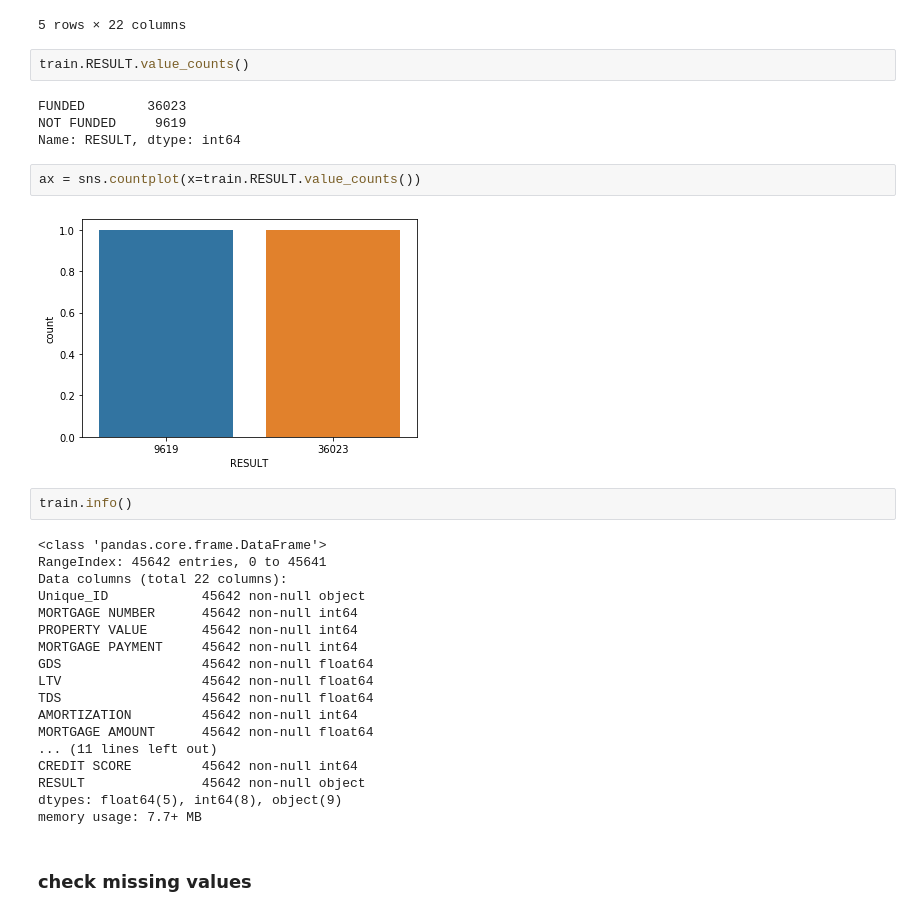
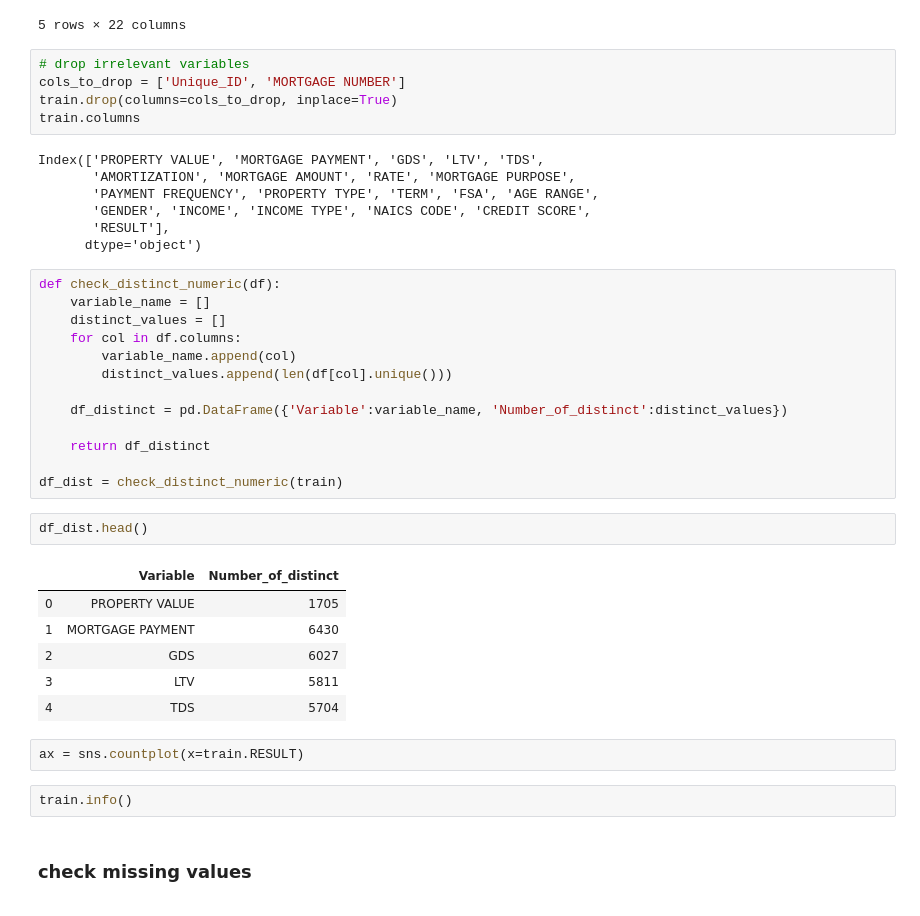
Before and after one commit to ndah-e/data-science-playground, a Jupyter notebook: Propensity_to_Fund_Mortgages/Propensity_to_Fund_Mortgages.ipynb, the cells around one changed output. Drawn from its saved outputs; the diff is of its cells as text.

```diff
--- a/Propensity_to_Fund_Mortgages/Propensity_to_Fund_Mortgages.ipynb
+++ b/Propensity_to_Fund_Mortgages/Propensity_to_Fund_Mortgages.ipynb
@@ -34,36 +32,44 @@ train.head()
 | 3 | CAX_Train_4 | 4 | 1200000 | 5410 | 19.04 | 75.00 | 34.14 | 360 | ... |
 | 4 | CAX_Train_5 | 5 | 350000 | 3342 | 29.59 | 80.00 | 34.85 | 360 | ... |
 5 rows × 22 columns
-# %%
-train.RESULT.value_counts()
-# %% [output]
-FUNDED        36023
-NOT FUNDED     9619
-Name: RESULT, dtype: int64
+# %%
+# drop irrelevant variables
+cols_to_drop = ['Unique_ID', 'MORTGAGE NUMBER']
+train.drop(columns=cols_to_drop, inplace=True)
+train.columns
+# %% [output]
+Index(['PROPERTY VALUE', 'MORTGAGE PAYMENT', 'GDS', 'LTV', 'TDS',
+       'AMORTIZATION', 'MORTGAGE AMOUNT', 'RATE', 'MORTGAGE PURPOSE',
+       'PAYMENT FREQUENCY', 'PROPERTY TYPE', 'TERM', 'FSA', 'AGE RANGE',
+       'GENDER', 'INCOME', 'INCOME TYPE', 'NAICS CODE', 'CREDIT SCORE',
+       'RESULT'],
+      dtype='object')
+# %%
+def check_distinct_numeric(df):
+    variable_name = []
+    distinct_values = []
+    for col in df.columns:
+        variable_name.append(col)
+        distinct_values.append(len(df[col].unique()))
+
+    df_distinct = pd.DataFrame({'Variable':variable_name, 'Number_of_distinct':distinct_values})
+
+    return df_distinct
+
+df_dist = check_distinct_numeric(train)
+# %%
+df_dist.head()
+# %% [output]
+|  | Variable | Number_of_distinct |
+| 0 | PROPERTY VALUE | 1705 |
+| 1 | MORTGAGE PAYMENT | 6430 |
+| 2 | GDS | 6027 |
+| 3 | LTV | 5811 |
+| 4 | TDS | 5704 |
 # %%
-ax = sns.countplot(x=train.RESULT.value_counts())
+ax = sns.countplot(x=train.RESULT)
-# %% [output]
-[figure, removed]
 # %%
 train.info()
-# %% [output]
-<class 'pandas.core.frame.DataFrame'>
-RangeIndex: 45642 entries, 0 to 45641
-Data columns (total 22 columns):
-Unique_ID            45642 non-null object
-MORTGAGE NUMBER      45642 non-null int64
-PROPERTY VALUE       45642 non-null int64
-MORTGAGE PAYMENT     45642 non-null int64
-GDS                  45642 non-null float64
-LTV                  45642 non-null float64
-TDS                  45642 non-null float64
-AMORTIZATION         45642 non-null int64
-MORTGAGE AMOUNT      45642 non-null float64
-... (11 lines left out)
-CREDIT SCORE         45642 non-null int64
-RESULT               45642 non-null object
-dtypes: float64(5), int64(8), object(9)
-memory usage: 7.7+ MB
 # %% [markdown]
 ### check missing values
 # %%
```
Also changed, not shown: parts of 12 cells of this notebook, 3 other files.
